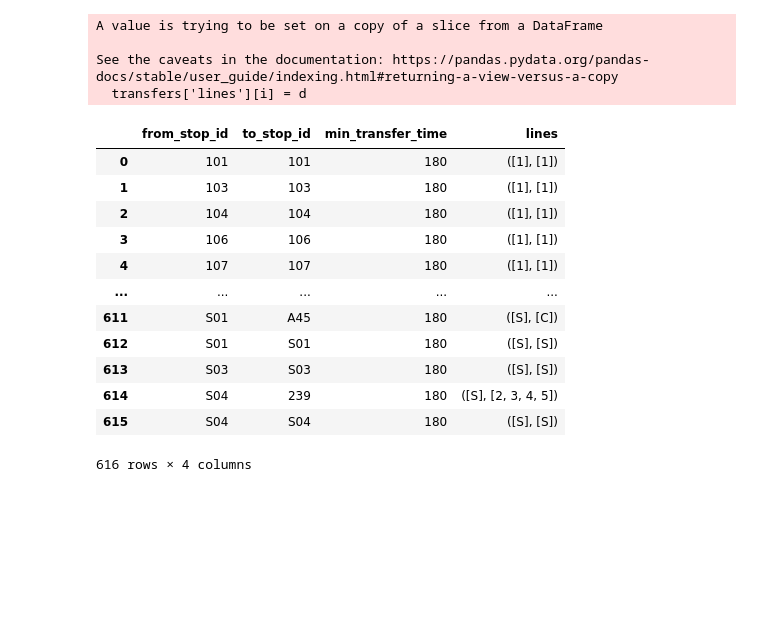
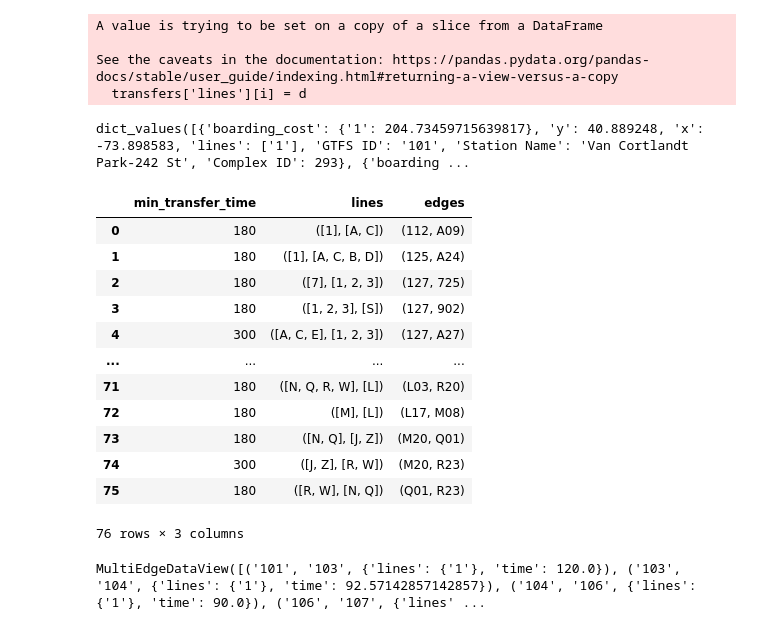
Before and after one commit to pacmanboss256/subway, a Jupyter notebook: graph-gen.ipynb, the cells around one changed output. Saved outputs shown, nothing was run; the diff lists cells and outputs as text; code cells hidden in the pictures; blank space fills up the shorter version.

```diff
--- a/graph-gen.ipynb
+++ b/graph-gen.ipynb
@@ -83,28 +70,16 @@ for i in range(len(transfers['from_stop_id'])):
 	try:
 		d = (G.nodes[coming]['lines'], G.nodes[going]['lines'])
 		transfers['lines'][i] = d
-	except:
+	except Exception as e:
+		print(e)
 		print(coming, going, i)
-		continue
+
+transfers.drop("transfer_type", inplace=True, axis=1)
+
+transfers = transfers[transfers['from_stop_id'] != transfers['to_stop_id']]
+transfers.reset_index(inplace=True,drop=True)
 # %% [output]
 A value is trying to be set on a copy of a slice from a DataFrame
 
 See the caveats in the documentation: https://pandas.pydata.org/pandas-docs/stable/user_guide/indexing.html#returning-a-view-versus-a-copy
   transfers['lines'][i] = d
-# %%
-transfers.drop("transfer_type", inplace=True, axis=1)
-transfers
-# %% [output]
-|  | from_stop_id | to_stop_id | min_transfer_time | lines |
-| 0 | 101 | 101 | 180 | ([1], [1]) |
-| 1 | 103 | 103 | 180 | ([1], [1]) |
-| 2 | 104 | 104 | 180 | ([1], [1]) |
-| 3 | 106 | 106 | 180 | ([1], [1]) |
-| 4 | 107 | 107 | 180 | ([1], [1]) |
-| ... | ... | ... | ... | ... |
-| 611 | S01 | A45 | 180 | ([S], [C]) |
-| 612 | S01 | S01 | 180 | ([S], [S]) |
-| 613 | S03 | S03 | 180 | ([S], [S]) |
-| 614 | S04 | 239 | 180 | ([S], [2, 3, 4, 5]) |
-| 615 | S04 | S04 | 180 | ([S], [S]) |
-616 rows × 4 columns
@@ -110,0 +101,53 @@ transfers
+# %%
+dict(G.nodes.data()).values()
+# %% [output]
+dict_values([{'boarding_cost': {'1': 204.73459715639817}, 'y': 40.889248, 'x': -73.898583, 'lines': ['1'], 'GTFS ID': '101', 'Station Name': 'Van Cortlandt Park-242 St', 'Complex ID': 293}, {'boarding ...
+# %%
+complexes = pd.read_csv("MTA_Subway_Stations_and_Complexes_20250918.csv")
+complexes = complexes[complexes['Number Of Stations In Complex'] > 1]
+complexes = complexes[['Complex ID','Number Of Stations In Complex', 'GTFS Stop IDs']]
+gtfs_ids = [ids.split("; ") for ids in complexes['GTFS Stop IDs']]
+complex_pairs = [list(itertools.combinations(sts, 2)) for sts in gtfs_ids]
+complexes['complex_transfers'] = complex_pairs
+complexes = complexes.explode('complex_transfers', ignore_index=True).drop(['Number Of Stations In Complex','GTFS Stop IDs'], axis= 1)
+transfer_edges = list(zip(transfers['from_stop_id'], transfers['to_stop_id']))
+transfer_edge_set = set()
+for k in transfer_edges:
+	transfer_edge_set.add(tuple(sorted(k)))
+
+##print(transfer_edge_set ^ set(complexes['complex_transfers']))
+
+
+##('254', 'L26'), ('629', 'B08'), ('B08', 'R11')##
+
+## Out of station transfers specified on the official map
+## Walk Junius to Livonia
+## Walk Lexington-59 NRW to Lexington-63 -- 300s
+## walk Lexington-59 456 to Lexington-63 -- 300s
+transfers['edges'] = [tuple(sorted(k)) for k in transfer_edges]
+unique_transfers = transfers.sort_values('edges').iloc[::2,:]
+unique_transfers.reset_index(drop=True,inplace=True)
+unique_transfers.drop(['from_stop_id', 'to_stop_id'], axis=1, inplace=True)
+unique_transfers
+# %% [output]
+|  | min_transfer_time | lines | edges |
+| 0 | 180 | ([1], [A, C]) | (112, A09) |
+| 1 | 180 | ([1], [A, C, B, D]) | (125, A24) |
+| 2 | 180 | ([7], [1, 2, 3]) | (127, 725) |
+| 3 | 180 | ([1, 2, 3], [S]) | (127, 902) |
+| 4 | 300 | ([A, C, E], [1, 2, 3]) | (127, A27) |
+| ... | ... | ... | ... |
+| 71 | 180 | ([N, Q, R, W], [L]) | (L03, R20) |
+| 72 | 180 | ([M], [L]) | (L17, M08) |
+| 73 | 180 | ([N, Q], [J, Z]) | (M20, Q01) |
+| 74 | 300 | ([J, Z], [R, W]) | (M20, R23) |
+| 75 | 180 | ([R, W], [N, Q]) | (Q01, R23) |
+76 rows × 3 columns
+# %%
+for u, v, data in G.edges(data=True):
+    try:
+        data["time"] = data.pop("length")
+    except: continue
+G.edges.data()
+# %% [output]
+MultiEdgeDataView([('101', '103', {'lines': {'1'}, 'time': 120.0}), ('103', '104', {'lines': {'1'}, 'time': 92.57142857142857}), ('104', '106', {'lines': {'1'}, 'time': 90.0}), ('106', '107', {'lines' ...
```
Also changed, not shown: parts of 7 cells of this notebook.
